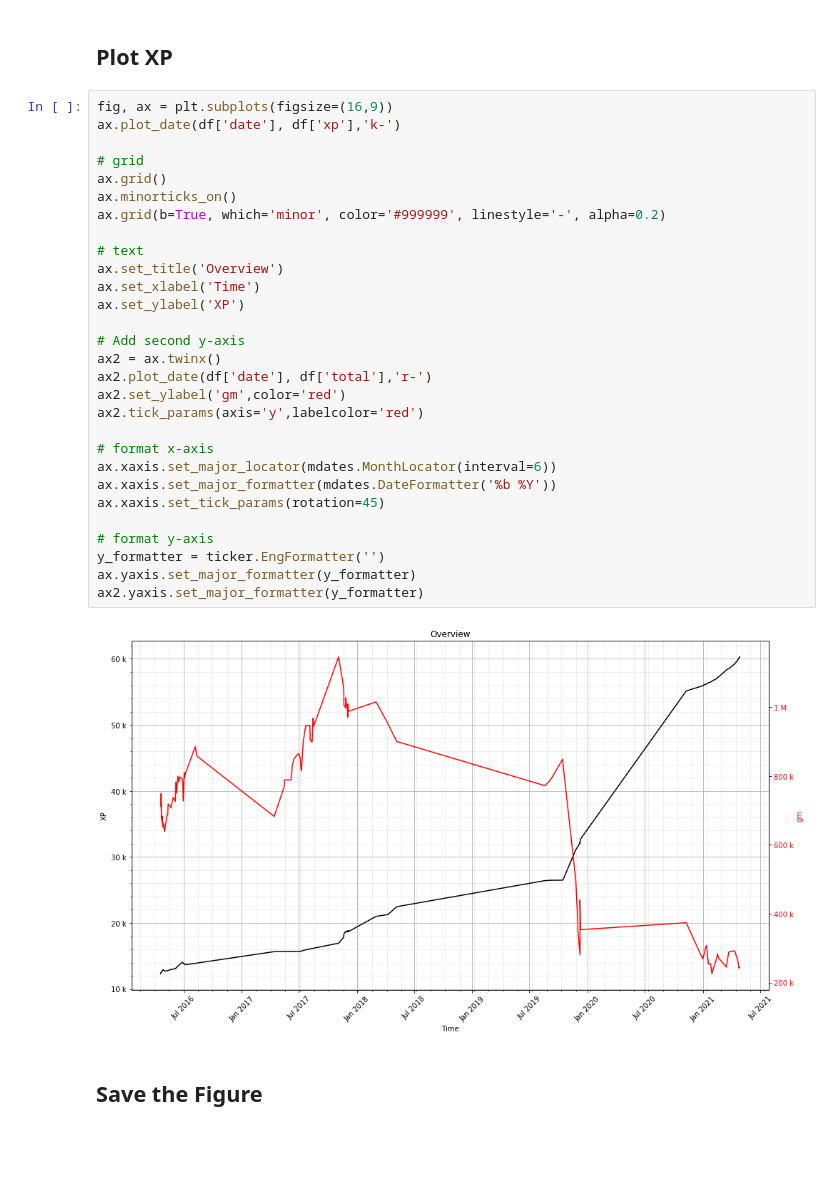
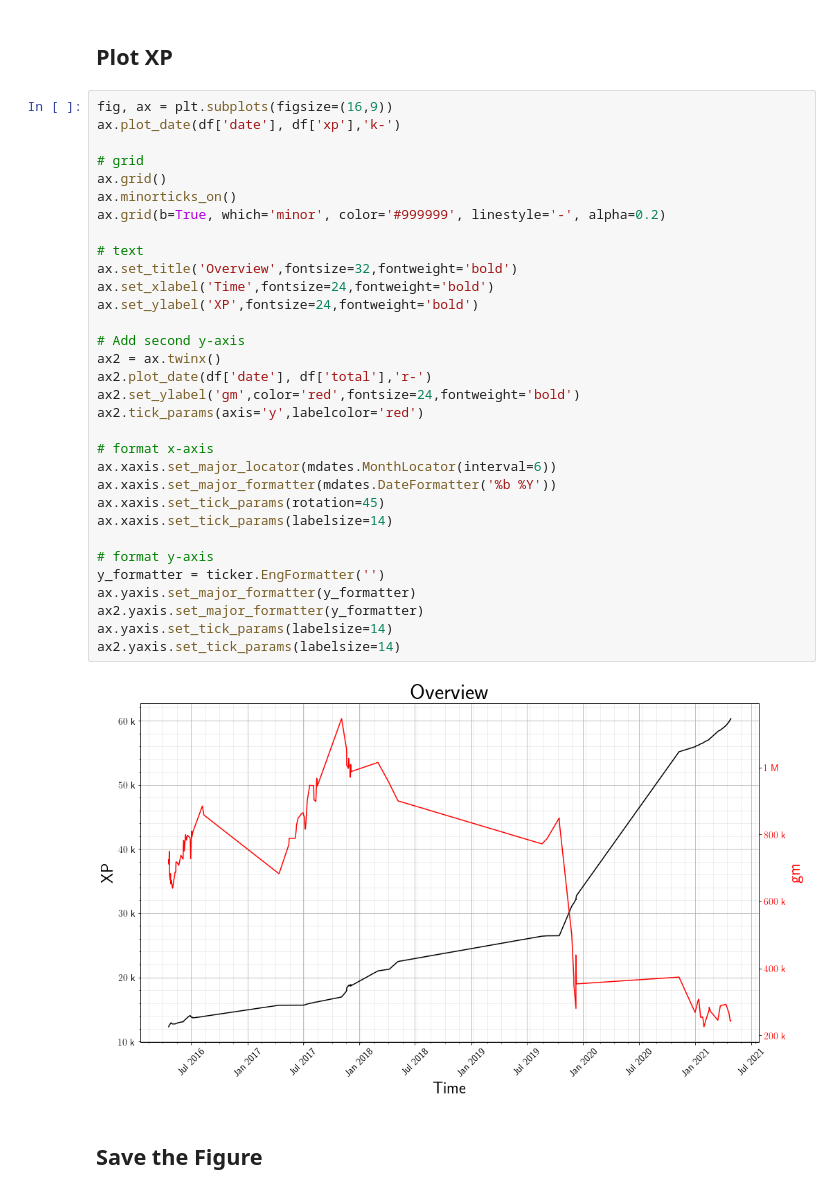
Before and after one commit to KasparJohannesSchneider/FreewarStats, a Jupyter notebook: analysis.ipynb, the cells around one changed output. Cells and saved outputs as stored; diff of their text form; blank space fills up the shorter version.

Commit message:
improved text size in figure

```diff
--- a/analysis.ipynb
+++ b/analysis.ipynb
@@ -29,34 +29,37 @@ df = pd.read_csv(csv_path, parse_dates=['date'], date_parser=csv_date_parser)
 # %%
 fig, ax = plt.subplots(figsize=(16,9))
 ax.plot_date(df['date'], df['xp'],'k-')
 
 # grid
 ax.grid()
 ax.minorticks_on()
 ax.grid(b=True, which='minor', color='#999999', linestyle='-', alpha=0.2)
 
 # text
-ax.set_title('Overview')
-ax.set_xlabel('Time')
-ax.set_ylabel('XP')
+ax.set_title('Overview',fontsize=32,fontweight='bold')
+ax.set_xlabel('Time',fontsize=24,fontweight='bold')
+ax.set_ylabel('XP',fontsize=24,fontweight='bold')
 
 # Add second y-axis
 ax2 = ax.twinx()
 ax2.plot_date(df['date'], df['total'],'r-')
-ax2.set_ylabel('gm',color='red')
+ax2.set_ylabel('gm',color='red',fontsize=24,fontweight='bold')
 ax2.tick_params(axis='y',labelcolor='red')
 
 # format x-axis
 ax.xaxis.set_major_locator(mdates.MonthLocator(interval=6))
 ax.xaxis.set_major_formatter(mdates.DateFormatter('%b %Y'))
 ax.xaxis.set_tick_params(rotation=45)
+ax.xaxis.set_tick_params(labelsize=14)
 
 # format y-axis
 y_formatter = ticker.EngFormatter('')
 ax.yaxis.set_major_formatter(y_formatter)
 ax2.yaxis.set_major_formatter(y_formatter)
+ax.yaxis.set_tick_params(labelsize=14)
+ax2.yaxis.set_tick_params(labelsize=14)
 # %% [output]
-[figure, old version]
+[figure, new version]
 # %% [markdown]
 ## Save the Figure
 # %%
```
Also changed, not shown: parts of 1 cell of this notebook, 2 other files.
